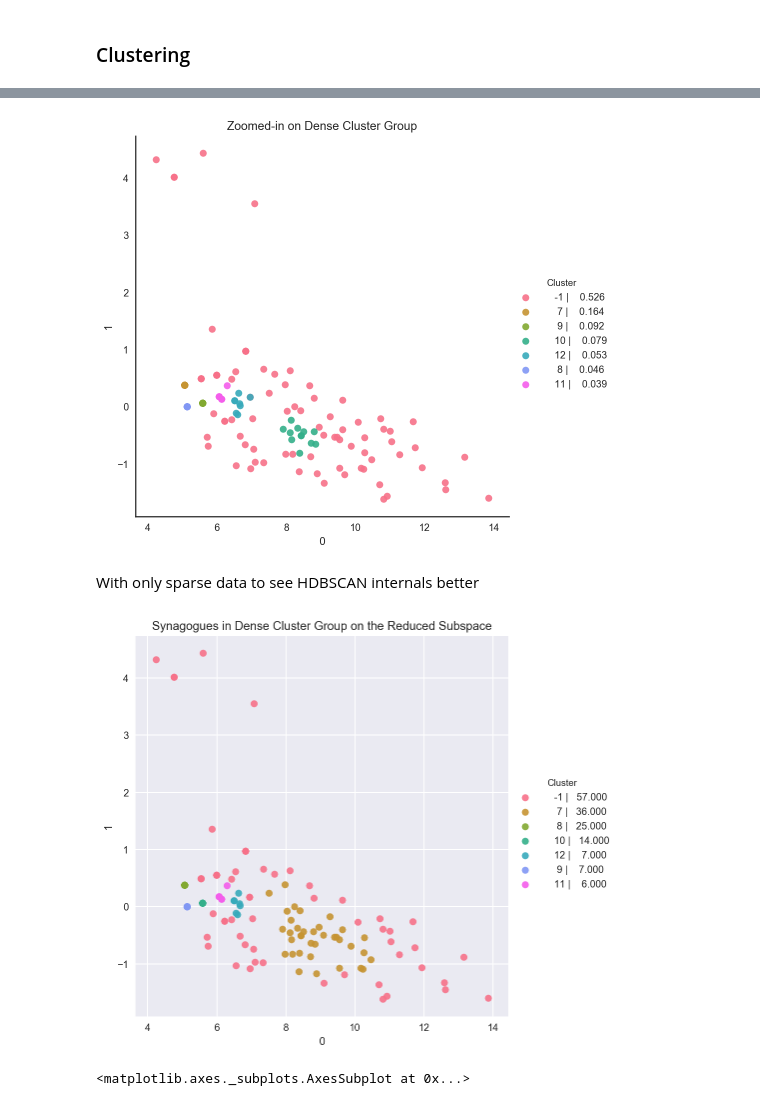
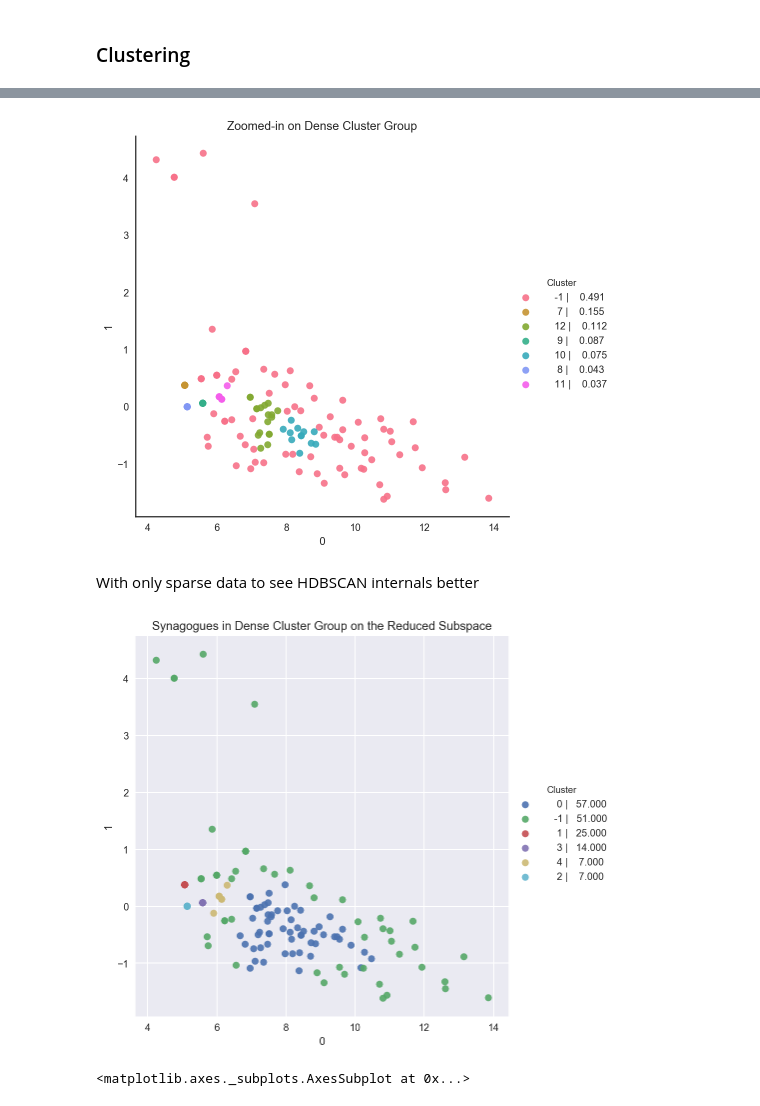
Before and after one commit to mdlynch37/Clustering-Jewish-Communities, a Jupyter notebook: Executable/US-Religion-Census-2010.ipynb, the cells around one changed output, grey strips where cells are left out. Drawn from its saved outputs; the diff is of its cells as text; code cells hidden in the pictures.

```diff
--- a/Executable/US-Religion-Census-2010.ipynb
+++ b/Executable/US-Religion-Census-2010.ipynb
@@ -81,14 +82,12 @@ plt.show()
 # %% [markdown]
 ## Cluster Analysis
 # %%
-to_drop   = ['Tot_Cngs']
 # to_drop   = ['Tot_Cngs', 'UnionMessJews_Cngs']
 # to_drop = ['Tot_Cngs', 'UnionMessJews_Cngs', 'ReconJud_Cngs']
 
 
-cngs_df = (read_judaic_cngs(RELCEN_FP)
-           .drop(to_drop, axis=1)
-)
+cngs_df = read_judaic_relcen(RELCEN_FP, how='cngs')
+
 cngs_cols = cngs_df.columns.tolist()
 # %% [markdown]
 ### Dim reduction
@@ -277,34 +268,34 @@ with sns.axes_style('white'):
                       x_jitter=None, y_jitter=None
     ).ax.set_title('Zoomed-in on Dense Cluster Group')
 # %% [output]
-[figure, old version]
+[figure, new version]
 # %% [markdown]
 With only sparse data to see HDBSCAN internals better
 # %%
 # from prior full clustering
 clust_data_2 = data.loc[data.Cluster.isin(dense_grp), ['0', '1']].values
 
 clusterer_2 = HDBSCAN(gen_min_span_tree=True).fit(clust_data_2)
 
 labels_2 = clusterer_2.labels_
 clust_names_2 = np.unique(labels_2)
 
 data_2 = (pd.DataFrame(clust_data_2[:, :2])
           .rename(columns=lambda x: str(x))
           .assign(Cluster=labels_2)
 )
 # To match labels previous plots
-data_2.Cluster = data_2.Cluster.replace(clust_names_2, sorted(dense_grp))
+# data_2.Cluster = data_2.Cluster.replace(clust_names_2, sorted(dense_grp))
 
 
 g = plot_clusters(x='0', y='1', data=data_2,
                   hue='Cluster', hue_values=None, rich_legend=True,
                   alpha=.9, size=6, normalize=False,
                   x_jitter=None, y_jitter=None
 ).ax.set_title(
     'Synagogues in Dense Cluster Group on the Reduced Subspace')
 # %% [output]
-[figure, old version]
+[figure, new version]
 # %%
 clusterer_2.minimum_spanning_tree_.plot()
 # %% [output]
```
Also changed, not shown: parts of 6 cells of this notebook, 1 other file.
